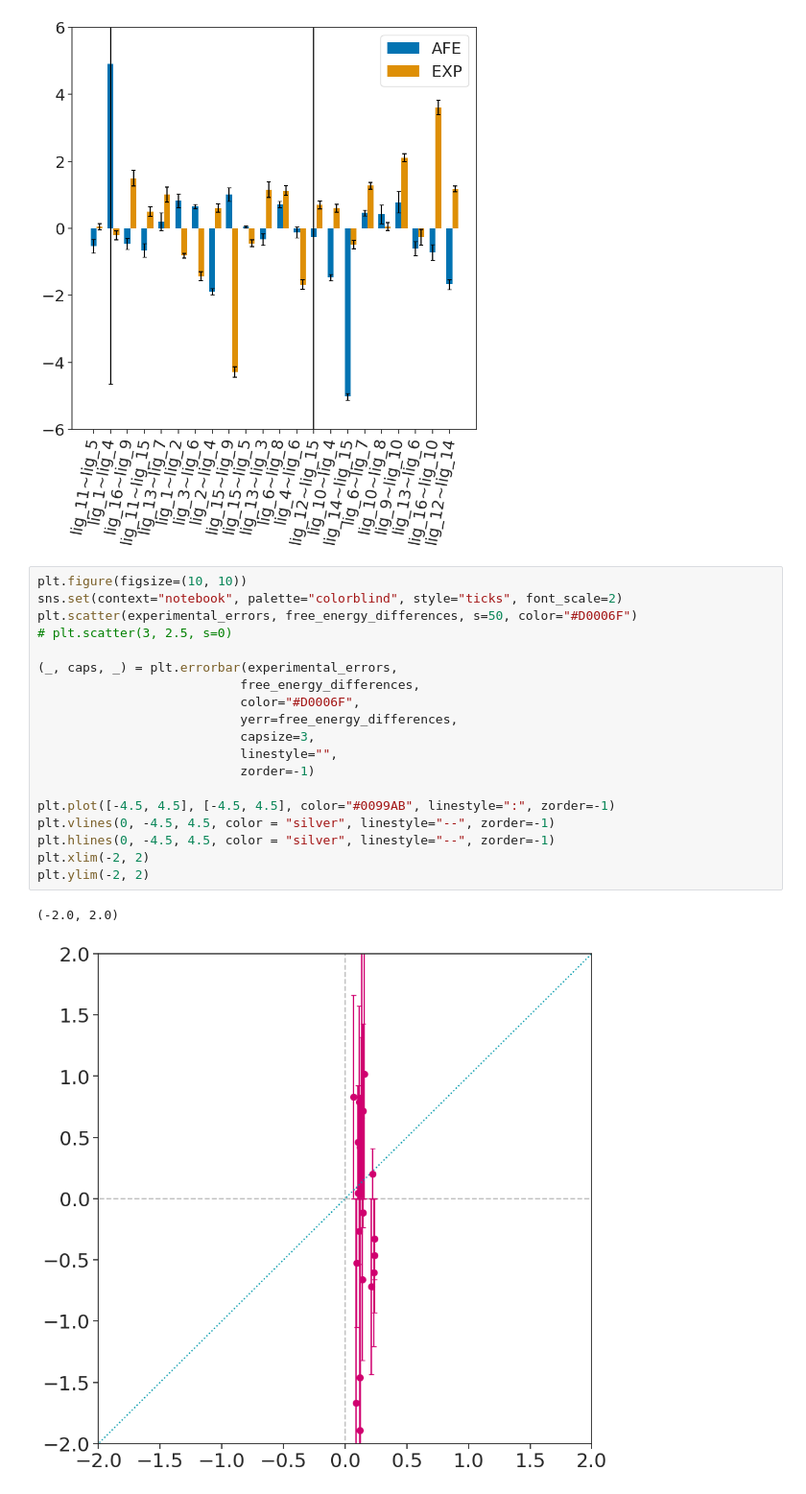
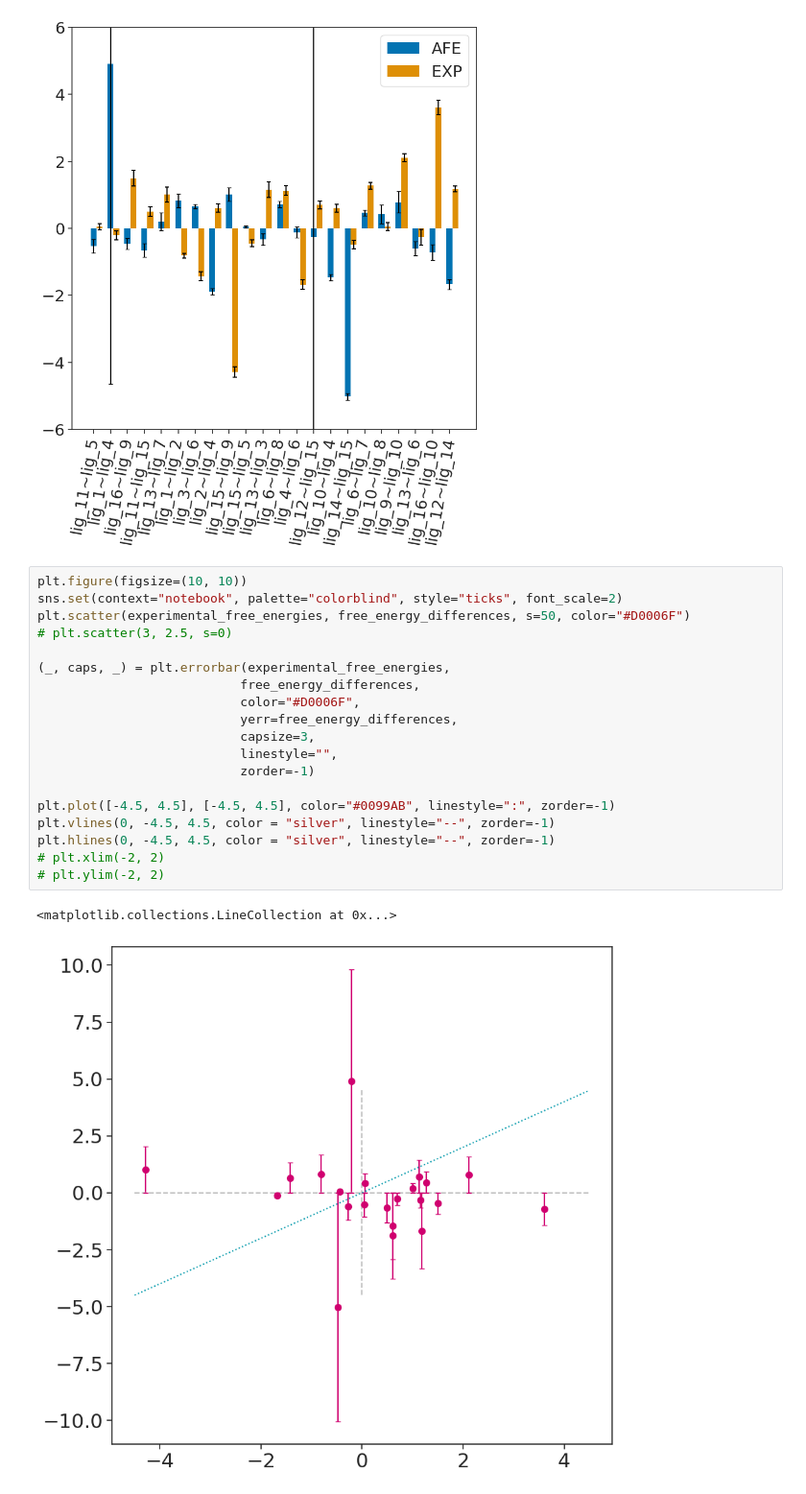
Before and after one commit to meyresearch/metalloenzymes, a Jupyter notebook: scripts/plot_afe.ipynb, the cells around one changed output. Shown at 96% size. Cells and saved outputs as stored; diff of their text form.

```diff
--- a/scripts/plot_afe.ipynb
+++ b/scripts/plot_afe.ipynb
@@ -158,22 +158,22 @@ plt.legend()
 # %%
 plt.figure(figsize=(10, 10))
 sns.set(context="notebook", palette="colorblind", style="ticks", font_scale=2)
-plt.scatter(experimental_errors, free_energy_differences, s=50, color="#D0006F")
+plt.scatter(experimental_free_energies, free_energy_differences, s=50, color="#D0006F")
 # plt.scatter(3, 2.5, s=0)
 
-(_, caps, _) = plt.errorbar(experimental_errors,
+(_, caps, _) = plt.errorbar(experimental_free_energies,
                            free_energy_differences,
                            color="#D0006F",
                            yerr=free_energy_differences,
                            capsize=3,
                            linestyle="",
                            zorder=-1)
 
 plt.plot([-4.5, 4.5], [-4.5, 4.5], color="#0099AB", linestyle=":", zorder=-1)
 plt.vlines(0, -4.5, 4.5, color = "silver", linestyle="--", zorder=-1)
 plt.hlines(0, -4.5, 4.5, color = "silver", linestyle="--", zorder=-1)
-plt.xlim(-2, 2)
-plt.ylim(-2, 2)
+# plt.xlim(-2, 2)
+# plt.ylim(-2, 2)
 # %% [output]
-(-2.0, 2.0)
+<matplotlib.collections.LineCollection at 0x...>
-[figure, old version]
+[figure, new version]
```
Also changed, not shown: 24 other files.
